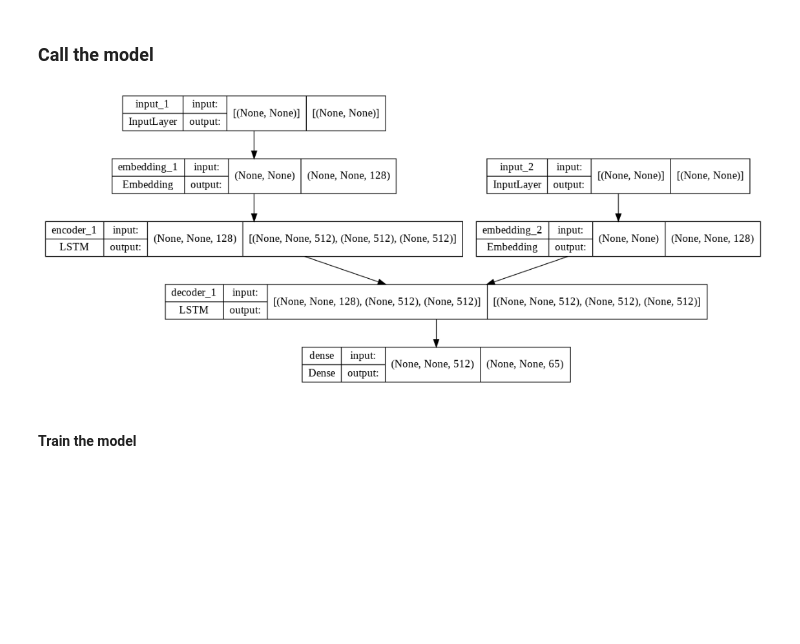
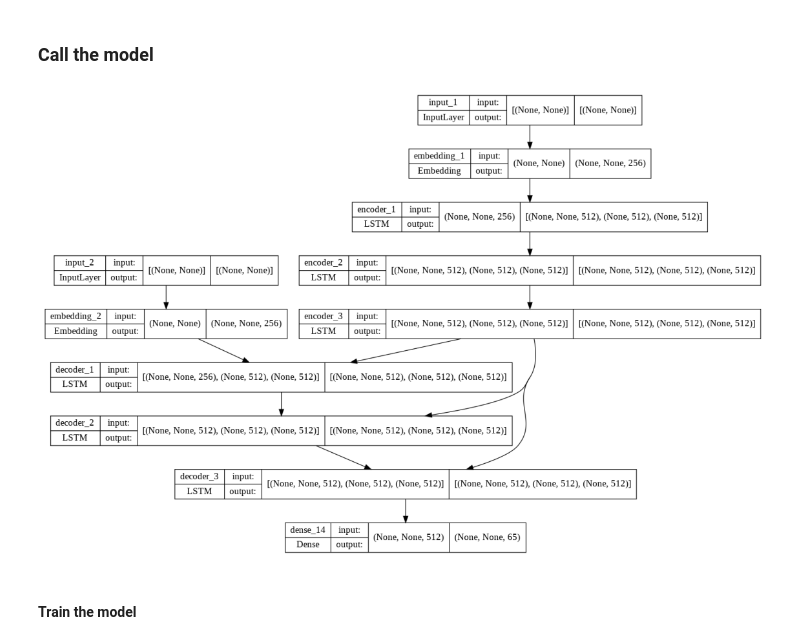
Before and after one commit to kankancs21m026/cs6910_assignment3, a Jupyter notebook: Assignment3_QS1.ipynb, the cells around one changed output. Saved outputs shown, nothing was run; the diff lists cells and outputs as text; code cells hidden in the pictures; blank space fills up the shorter version.

```diff
--- a/Assignment3_QS1.ipynb
+++ b/Assignment3_QS1.ipynb
@@ -175,7 +175,8 @@ class seqTOseq:
                  cell_type="lstm",\
                  cell_activation="tanh",\
                  optimizer="adam",\
-                 dropout=0):
+                 dropout=0,\
+                 lr=0.001):
       self.num_encoder_tokens=len(input_char_dec)
       self.num_decoder_tokens=len(target_char_dec)
       self.latent_dim=latent_dim
@@ -186,6 +187,7 @@ class seqTOseq:
       self.dropout=dropout
       self.inp_emb_size=inp_emb_size
       self.cell_activation=cell_activation
+      self.lr=lr
   def model(self):
       if(self.cell_type=="rnn"):
          cell=keras.layers.SimpleRNN
@@ -237,7 +239,11 @@ class seqTOseq:
       # Define the model that will turn
       # `encoder_input_data` & `decoder_input_data` into `decoder_target_data`
       model = keras.Model([encoder_input, decoder_inputs], decoder_outputs)
-      model.compile(optimizer=self.optimizer, loss="categorical_crossentropy", metrics=["accuracy"])
+      if(self.optimizer=="rmsprop"):
+        optimizer=tf.keras.optimizers.RMSprop(learning_rate=self.lr)
+      else:
+        optimizer=tf.keras.optimizers.Adam(learning_rate=self.lr)
+      model.compile(optimizer=optimizer, loss="categorical_crossentropy", metrics=["accuracy"])
       return model
   def modelSummary(self,model):
       plot_model(model, to_file='encoder_model.png', show_shapes=True)
@@ -334,22 +373,23 @@ def wordlevelAccurecy(model,target_char_enc,test_ip_txt,test_original_input_text
 # %%
 batch_size = 32  # Batch size for training.
 epochs = 15  # Number of epochs to train for.
 seq=seqTOseq()
 seq.parameters(input_char_dec=input_char_dec,\
                target_char_dec=target_char_dec,\
-               num_of_encoders=1,\
-               num_of_decoders=1,
+               num_of_encoders=3,\
+               num_of_decoders=3,
                latent_dim=512,\
-               inp_emb_size=128,\
+               inp_emb_size=256,\
                cell_type="lstm",\
                cell_activation="tanh",\
-               optimizer="adam",\
-               dropout=.4)
+               optimizer="rmsprop",\
+               dropout=.3,\
+               lr=0.001)
 
 model=seq.model()
 seq.modelSummary(model)
 # %% [output]
-[figure, old version]
+[figure, new version]
 # %%
 class CustomCallback(keras.callbacks.Callback):
     def __init__(self, model):
```
Also changed, not shown: parts of 6 cells of this notebook, 2 other files.
